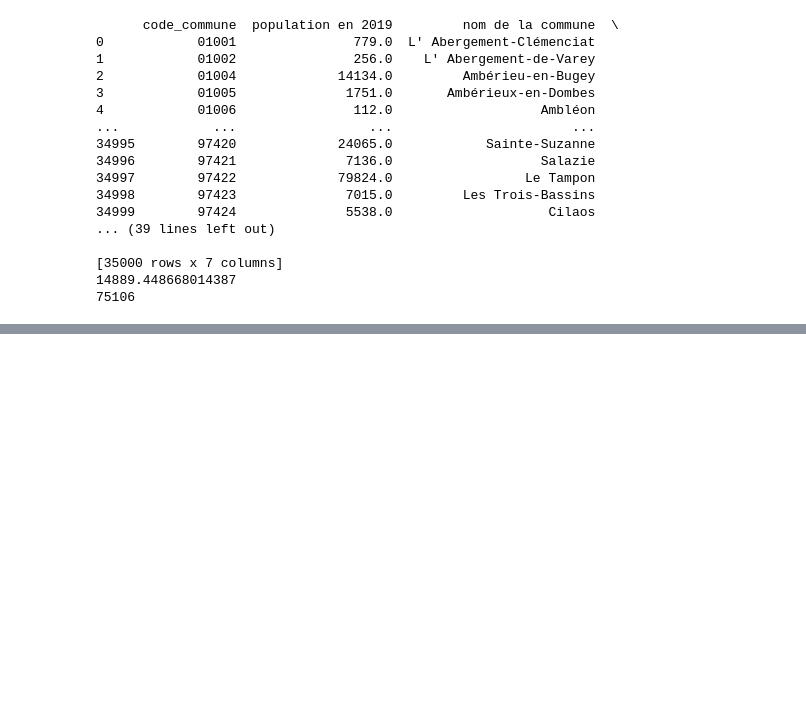
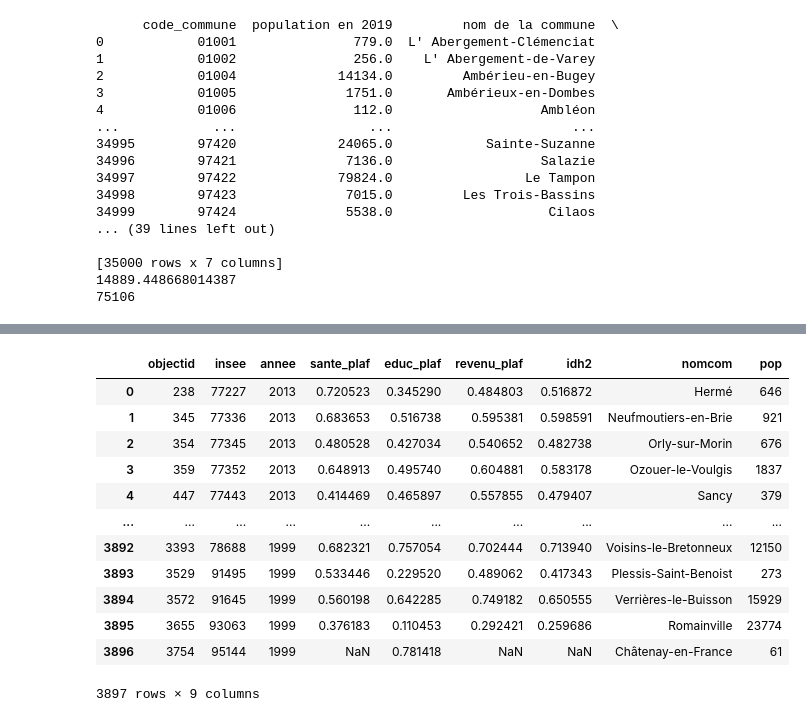
Before and after one commit to RRzm/Python_2A, a Jupyter notebook: traitement.ipynb, the cells around one changed output, grey strips where cells are left out. Saved outputs shown, nothing was run; the diff lists cells and outputs as text; code cells hidden in the pictures; blank space fills up the shorter version.

```diff
--- a/traitement.ipynb
+++ b/traitement.ipynb
@@ -437,0 +456,20 @@ print(df_final['code_commune'][df_final['moyenne tronquée du prix au m2'].idxma
+# %%
+pharmacies = get_local_csv('pharmacies_point')
+idh = get_local_csv('indice-de-developpement-humain-idh2-des-communes-dile-de-france', sep=';')
+crime = get_local_csv('donnee-dep-data.gouv-2024-geographie2025-produit-le2025-06-04', sep=';')
+# %%
+idh
+# %% [output]
+|  | ﻿objectid | insee | annee | sante_plaf | educ_plaf | revenu_plaf | idh2 | nomcom | pop |
+| 0 | 238 | 77227 | 2013 | 0.720523 | 0.345290 | 0.484803 | 0.516872 | Hermé | 646 |
+| 1 | 345 | 77336 | 2013 | 0.683653 | 0.516738 | 0.595381 | 0.598591 | Neufmoutiers-en-Brie | 921 |
+| 2 | 354 | 77345 | 2013 | 0.480528 | 0.427034 | 0.540652 | 0.482738 | Orly-sur-Morin | 676 |
+| 3 | 359 | 77352 | 2013 | 0.648913 | 0.495740 | 0.604881 | 0.583178 | Ozouer-le-Voulgis | 1837 |
+| 4 | 447 | 77443 | 2013 | 0.414469 | 0.465897 | 0.557855 | 0.479407 | Sancy | 379 |
+| ... | ... | ... | ... | ... | ... | ... | ... | ... | ... |
+| 3892 | 3393 | 78688 | 1999 | 0.682321 | 0.757054 | 0.702444 | 0.713940 | Voisins-le-Bretonneux | 12150 |
+| 3893 | 3529 | 91495 | 1999 | 0.533446 | 0.229520 | 0.489062 | 0.417343 | Plessis-Saint-Benoist | 273 |
+| 3894 | 3572 | 91645 | 1999 | 0.560198 | 0.642285 | 0.749182 | 0.650555 | Verrières-le-Buisson | 15929 |
+| 3895 | 3655 | 93063 | 1999 | 0.376183 | 0.110453 | 0.292421 | 0.259686 | Romainville | 23774 |
+| 3896 | 3754 | 95144 | 1999 | NaN | 0.781418 | NaN | NaN | Châtenay-en-France | 61 |
+3897 rows × 9 columns
```
Also changed, not shown: parts of 4 cells of this notebook, 3 other files.
